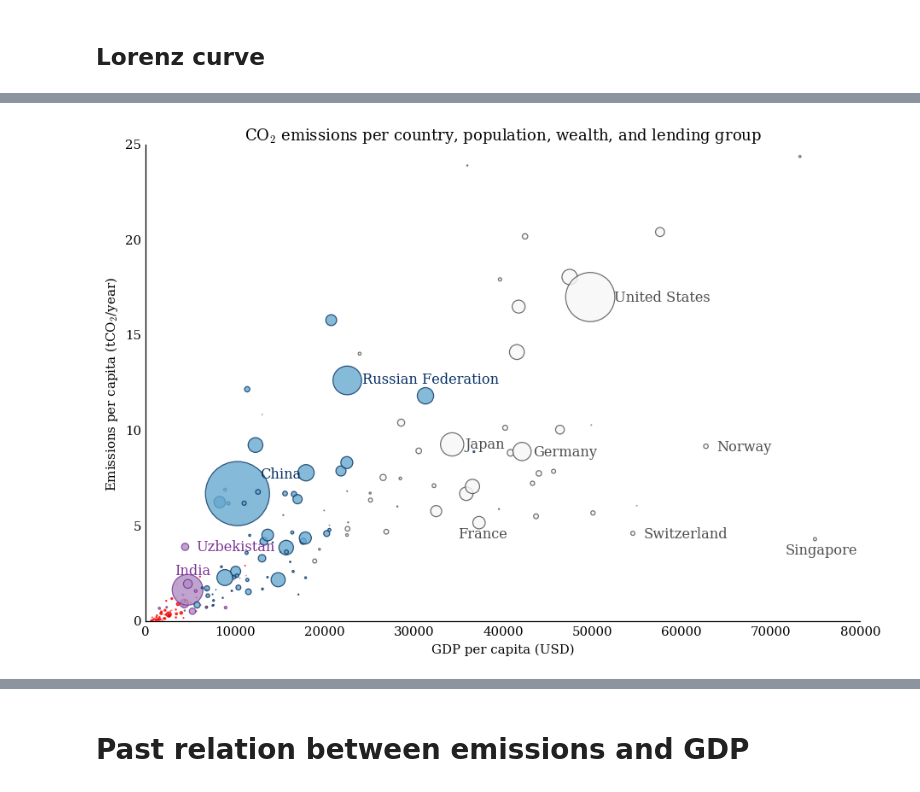
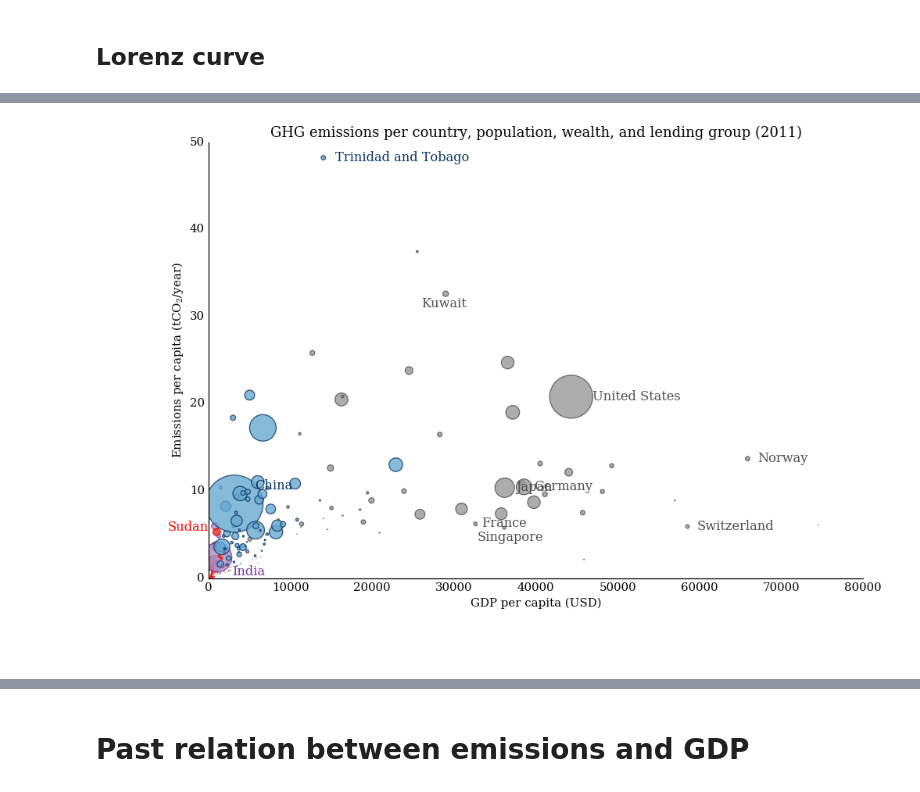
Before and after one commit to adrivsh/hh_emi_ineq, a Jupyter notebook: countries_emis_ineq_new.ipynb, the cells around one changed output, grey strips where cells are left out. Cells and saved outputs as stored; diff of their text form; code cells hidden in the pictures.

```diff
--- a/countries_emis_ineq_new.ipynb
+++ b/countries_emis_ineq_new.ipynb
@@ -49,9 +49,10 @@ search_wb("emissions");
 ### Pop and gdp
 # %%
 #gdp_pc_ppp  = get_wb("NY.GNP.PCAP.PP.CD") if gni else get_wb("NY.GDP.PCAP.PP.CD")#GDP per capita, PPP (constant 2011 international $)
-gdp = get_wb("NY.GDP.MKTP.PP.KD")#GGDP, PPP (constant 2011 international $)
+gdp = get_wb("NY.GDP.MKTP.KD") #mkt but constant usd  #ional $)
 pop = get_wb("SP.POP.TOTL") #populationb
-
-gdp_pc_ppp=gdp/pop
+gdp_ppp = get_wb("NY.GDP.MKTP.PP.KD")#GGDP, PPP (constant 2011 internat
+gdp_pc=gdp/pop
+gdp_pc_ppp = gdp_ppp/pop
 # %% [markdown]
 ### Emissions
@@ -66,11 +106,13 @@ emis_pc = emis_tot/pop
 # %%
 df=pd.DataFrame()
 df["emis_intens"]=emis_intens.stack()
-df["gdp_pc"] = gdp_pc_ppp.stack()
+df["gdp_pc"] = gdp_pc.stack()
+df["gdp_pc_ppp"] = gdp_pc_ppp.stack()
 df["pop"] = pop.stack()
 df["emis_tot"] = emis_tot.stack()
-
+df["emis_coo"] = emis_coo.stack()
 df["emis_pc"]= emis_pc.stack()
+df["emis_coo_pc"] = (emis_coo/pop).stack()
 
 
 #Income gorups for countries and HIPC status
@@ -107,7 +169,7 @@ lending_group["India"]="Blend"
 # %%
 lending_group.unique()
 colors = {
-    'IDA':"#d7301f", 'IBRD':"#67a9cf", '..':"#f7f7f7", 'Blend':"#af8dc3"
+    'IDA':"#d7301f", 'IBRD':"#67a9cf", '..':"#999999", 'Blend':"#af8dc3"
 }
 edgecolors = {
     'IDA':"#ff0000", 'IBRD':"#053061", '..':"#4d4d4d", 'Blend':"#7b3294"
@@ -115,11 +238,11 @@ edgecolors = {
 # %%
-dsimple = data_all.query("year=='2011'")[["country","pop","gdp_pc","emis_tot","emis_pc"]].sort("gdp_pc")
+dsimple = data_all.query("year=='2011'")[["country","pop","gdp_pc","emis_tot","emis_pc"]].sort_values(by="gdp_pc")
 
 dsimple["country_color"] = dsimple.country.replace(lending_group.replace(colors))
 
 names_=dsimple["country"]
-logical=names_.isin(["United States","India","China","Russian Federation", "Uzbekistan",
-                    "Japan","Germany","Switzerland" , "Norway", "Singapore", "France"])
+logical=names_.isin(["United States","India","China","Qatar","Trinidad and Tobago", "Sudan",
+                    "Japan","Germany","Switzerland" , "Norway", "Singapore", "France", "Kuwait"])
 #+ names_.replace(lending_group).isin(["Blend"])
 
 dsimple.to_excel("fig6.3_not_cumulative__.xlsx")
@@ -127,46 +250,49 @@ dsimple.to_excel("fig6.3_not_cumulative__.xlsx")
 plt.figure(figsize=(12,8))
 x=dsimple["gdp_pc"]
 y=dsimple["emis_pc"]
-plt.scatter(x,y, s=2*dsimple["emis_tot"]/5e6, alpha=0.8,
+plt.scatter(x,y, s=1.5*dsimple["emis_tot"]/5e6, alpha=0.8,
             c=dsimple.country.replace(lending_group.replace(colors)),
             edgecolors=dsimple.country.replace(lending_group.replace(edgecolors)))
 plt.xlim(0,80000)
-plt.ylim(0,30)
+
 
 
 offsets ={
-    "United States":(22,0),"India":(-12,18),"China":(21,18),
-    "Russian Federation":(14,1), "Uzbekistan":(10,0),
+    "United States":(22,0),"India":(15,-15),"China":(21,18),
+    "Russian Federation":(14,1),"Sudan":(-50,5),
     "Japan":(12,0),"Germany":(10,0),"France":(-20, -10),
-    "Switzerland":(10,0) ,"Kuwait":(-25,-10),
-    "Norway":(10,0), "Singapore":(-28,-10)
+    "Switzerland":(10,0) ,"Kuwait":(-25,-10),"Qatar":(0,0),
+    "Norway":(10,0), "Singapore":(-28,-10), "Trinidad and Tobago":(12,0)
 }
 ax=plt.gca()
 ax.spines['top'].set_color('none')
 ax.spines['right'].set_color('none')
-ax.set_ylim(ymax=25)
+
+
+plt.ylim(0,50)
 
 #removes ticks
 for tic in ax.yaxis.get_major_ticks()+ax.xaxis.get_major_ticks():
     tic.tick1On = tic.tick2On = False
 
 if (logical is not None) :
     for label, x_, y_ in zip(names_[logical], x[logical], y[logical]):
         plt.annotate(
             label,
             xy = (x_, y_), xytext = offsets[label],
             textcoords = 'offset points', ha = 'left', va = 'center',fontsize=13, color =edgecolors[lending_group[label]]
             #bbox = nonedict(boxstyle = 'round,pad=0.5', fc = 'yellow', alpha = 0.5),
             #arrowprops = dict(arrowstyle = '->', connectionstyle = 'arc3,rad=0')
         )
 
 
 #plt.scatter(x.iloc[0:40],y.iloc[0:40], s=dsimple["emis_tot"].iloc[0:40]/5e6, clip_on=False, color="red",alpha=1)
-plt.title("CO$_2$ emissions per country, population, wealth, and lending group")
+#plt.title("CO$_2$ emissions per country, population, wealth, and lending group")
+plt.title("GHG emissions per country, population, wealth, and lending group (2011)")
 
 plt.xlabel("GDP per capita (USD)")
 plt.ylabel("Emissions per capita (tCO$_2$/year)")
 
-plt.savefig("scatter_natgeo.png")
+plt.savefig("GHG scatter_natgeo.png")
 # %% [output]
-[figure, old version]
+[figure, new version]
```
Also changed, not shown: parts of 43 cells of this notebook, 1 other file.
